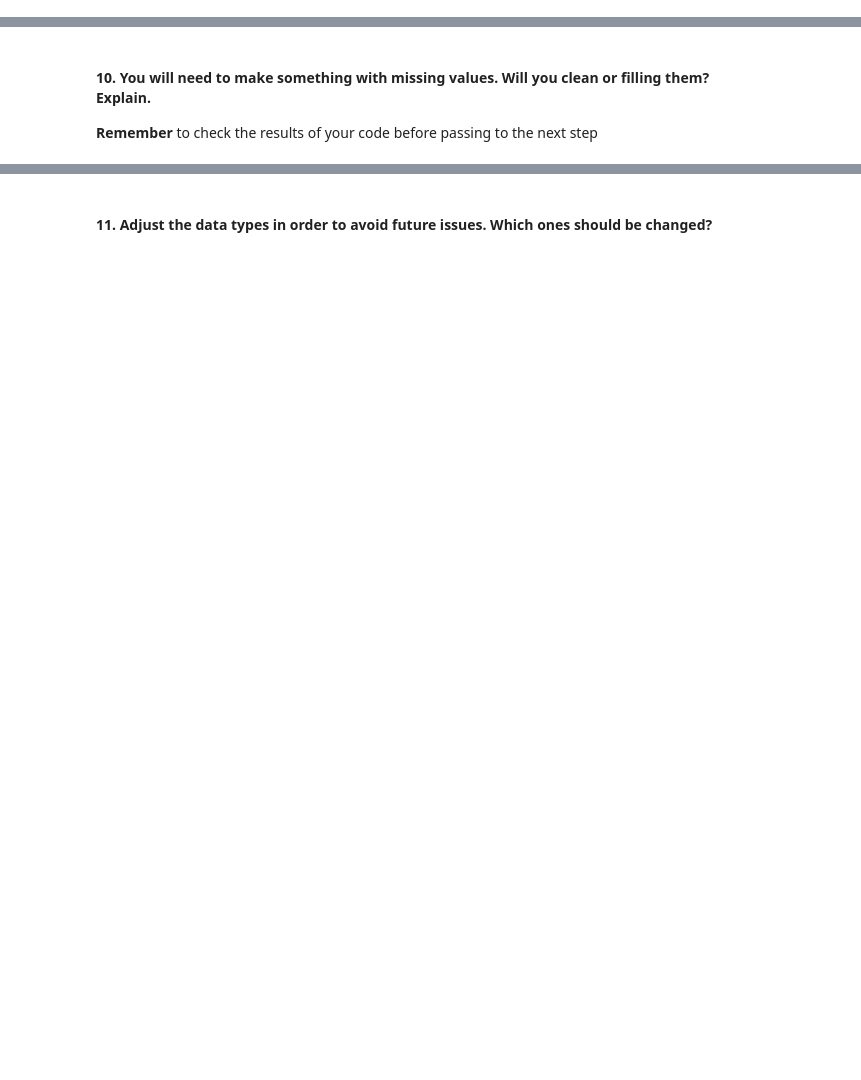
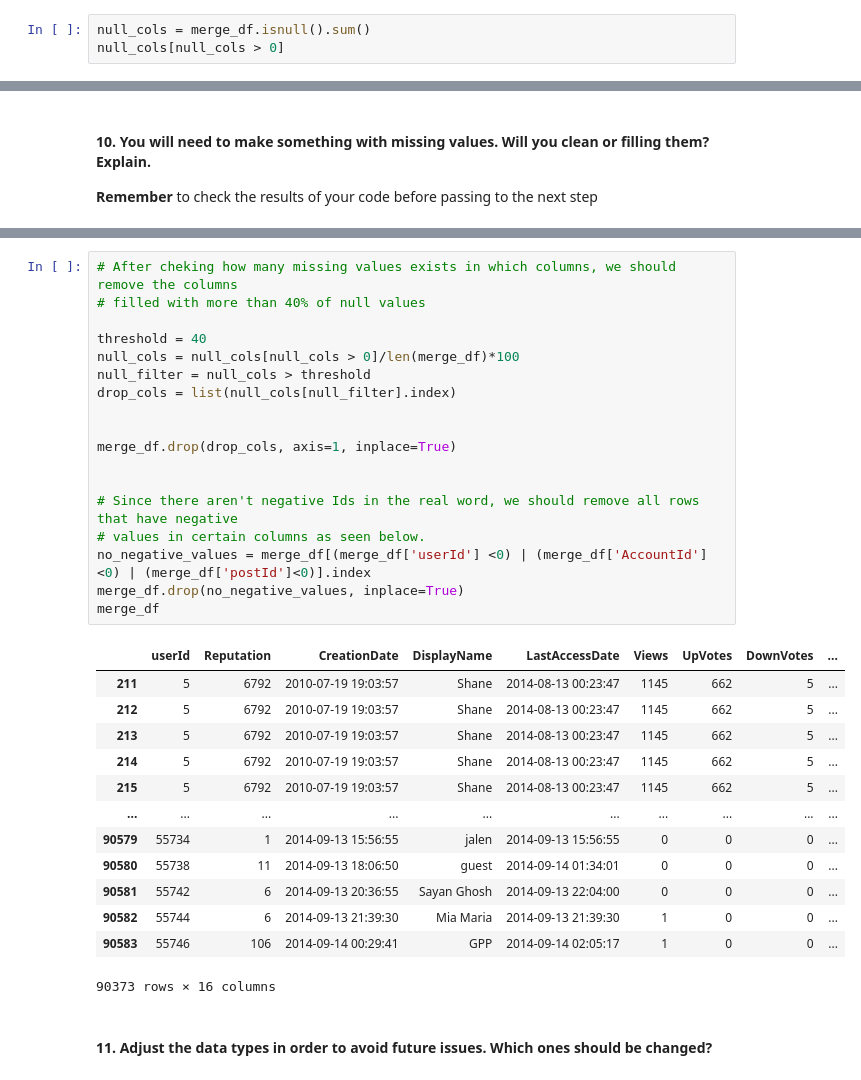
Before and after one commit to almsasantos/dataptmad1019, a Jupyter notebook: module-1/lab-data_cleaning/your-code/main.ipynb, the cells around one changed output, grey strips where cells are left out. Saved outputs shown, nothing was run; the diff lists cells and outputs as text; blank space fills up the shorter version.

```diff
--- a/module-1/lab-data_cleaning/your-code/main.ipynb
+++ b/module-1/lab-data_cleaning/your-code/main.ipynb
@@ -104,2 +147,5 @@ You will need to make a [merge](https://pandas.pydata.org/pandas-docs/stable/gen
 # %% [markdown]
 #### 9. How many missing values do you have in your merged dataframe? On which columns?
+# %%
+null_cols = merge_df.isnull().sum()
+null_cols[null_cols > 0]
@@ -109,2 +192,34 @@ You will need to make a [merge](https://pandas.pydata.org/pandas-docs/stable/gen
+# %%
+# After cheking how many missing values exists in which columns, we should remove the columns
+# filled with more than 40% of null values
+
+threshold = 40
+null_cols = null_cols[null_cols > 0]/len(merge_df)*100
+null_filter = null_cols > threshold
+drop_cols = list(null_cols[null_filter].index)
+
+
+merge_df.drop(drop_cols, axis=1, inplace=True)
+
+
+# Since there aren't negative Ids in the real word, we should remove all rows that have negative
+# values in certain columns as seen below.
+no_negative_values = merge_df[(merge_df['userId'] <0) | (merge_df['AccountId'] <0) | (merge_df['postId']<0)].index
+merge_df.drop(no_negative_values, inplace=True)
+merge_df
+# %% [output]
+|  | userId | Reputation | CreationDate | DisplayName | LastAccessDate | Views | UpVotes | DownVotes | ... |
+| 211 | 5 | 6792 | 2010-07-19 19:03:57 | Shane | 2014-08-13 00:23:47 | 1145 | 662 | 5 | ... |
+| 212 | 5 | 6792 | 2010-07-19 19:03:57 | Shane | 2014-08-13 00:23:47 | 1145 | 662 | 5 | ... |
+| 213 | 5 | 6792 | 2010-07-19 19:03:57 | Shane | 2014-08-13 00:23:47 | 1145 | 662 | 5 | ... |
+| 214 | 5 | 6792 | 2010-07-19 19:03:57 | Shane | 2014-08-13 00:23:47 | 1145 | 662 | 5 | ... |
+| 215 | 5 | 6792 | 2010-07-19 19:03:57 | Shane | 2014-08-13 00:23:47 | 1145 | 662 | 5 | ... |
+| ... | ... | ... | ... | ... | ... | ... | ... | ... | ... |
+| 90579 | 55734 | 1 | 2014-09-13 15:56:55 | jalen | 2014-09-13 15:56:55 | 0 | 0 | 0 | ... |
+| 90580 | 55738 | 11 | 2014-09-13 18:06:50 | guest | 2014-09-14 01:34:01 | 0 | 0 | 0 | ... |
+| 90581 | 55742 | 6 | 2014-09-13 20:36:55 | Sayan Ghosh | 2014-09-13 22:04:00 | 0 | 0 | 0 | ... |
+| 90582 | 55744 | 6 | 2014-09-13 21:39:30 | Mia Maria | 2014-09-13 21:39:30 | 1 | 0 | 0 | ... |
+| 90583 | 55746 | 106 | 2014-09-14 00:29:41 | GPP | 2014-09-14 02:05:17 | 1 | 0 | 0 | ... |
+90373 rows × 16 columns
 # %% [markdown]
 #### 11. Adjust the data types in order to avoid future issues. Which ones should be changed?
```
Also changed, not shown: parts of 8 cells of this notebook.
